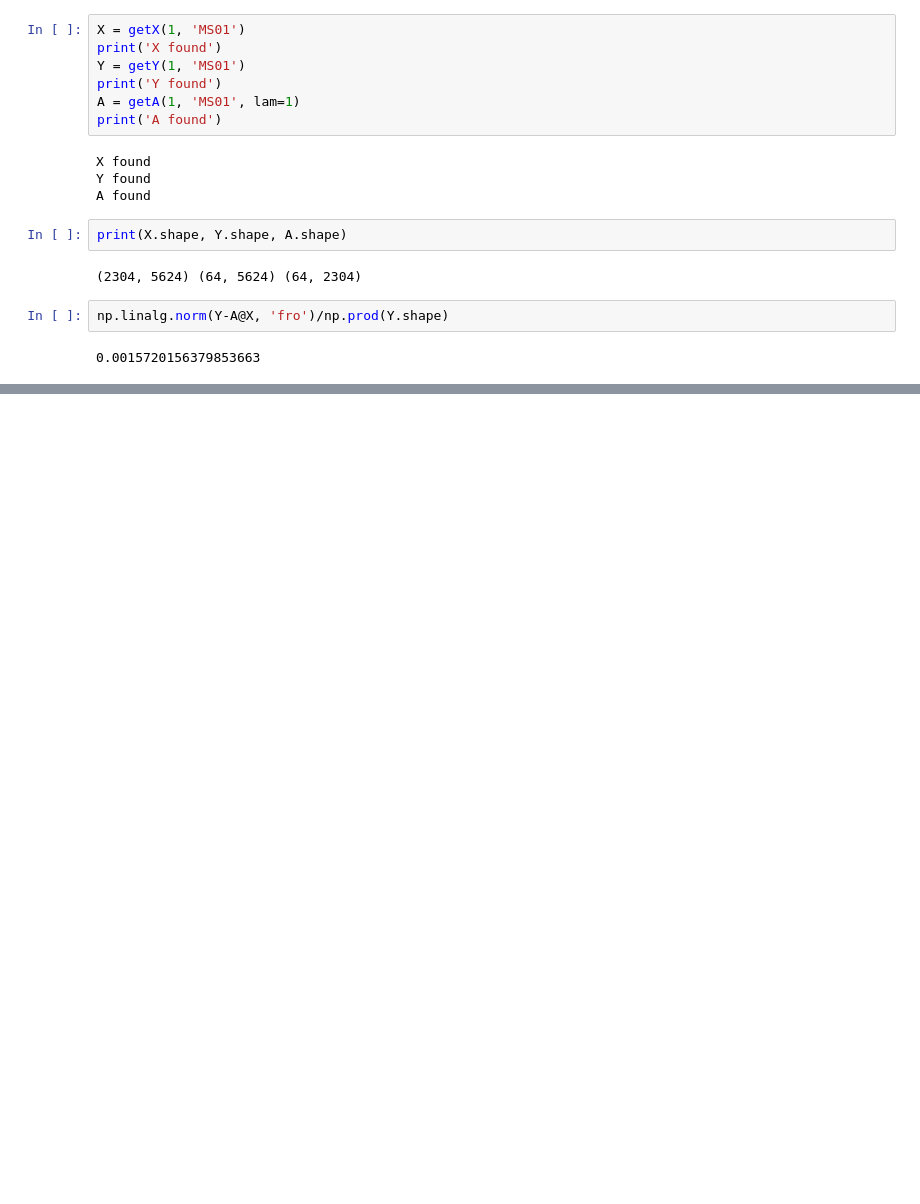
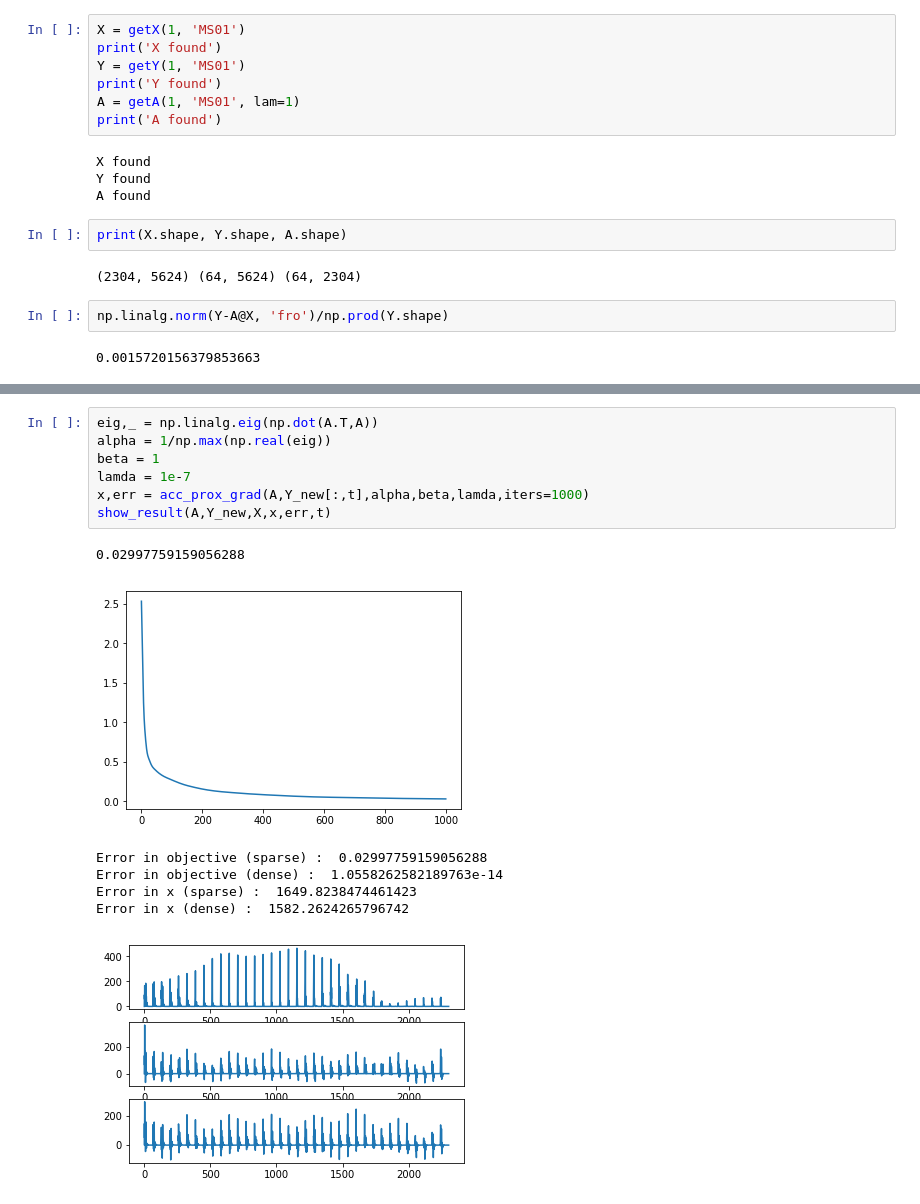
Before and after one commit to adityasinha379/Sparse-Recovery-of-Heard-Speech-Spectrogram, a Jupyter notebook: Project_as5624_vsr2119.ipynb, the cells around one changed output, grey strips where cells are left out. Cells and saved outputs as stored; diff of their text form; blank space fills up the shorter version.

```diff
--- a/Project_as5624_vsr2119.ipynb
+++ b/Project_as5624_vsr2119.ipynb
@@ -91,0 +70,15 @@ plt.show()
+# %%
+eig,_ = np.linalg.eig(np.dot(A.T,A))
+alpha = 1/np.max(np.real(eig))
+beta = 1
+lamda = 1e-7
+x,err = acc_prox_grad(A,Y_new[:,t],alpha,beta,lamda,iters=1000)
+show_result(A,Y_new,X,x,err,t)
+# %% [output]
+0.02997759159056288
+[figure, added]
+Error in objective (sparse) :  0.02997759159056288
+Error in objective (dense) :  1.0558262582189763e-14
+Error in x (sparse) :  1649.8238474461423
+Error in x (dense) :  1582.2624265796742
+[figure, added]
```
Also changed, not shown: parts of 9 cells of this notebook, 2 other files.
